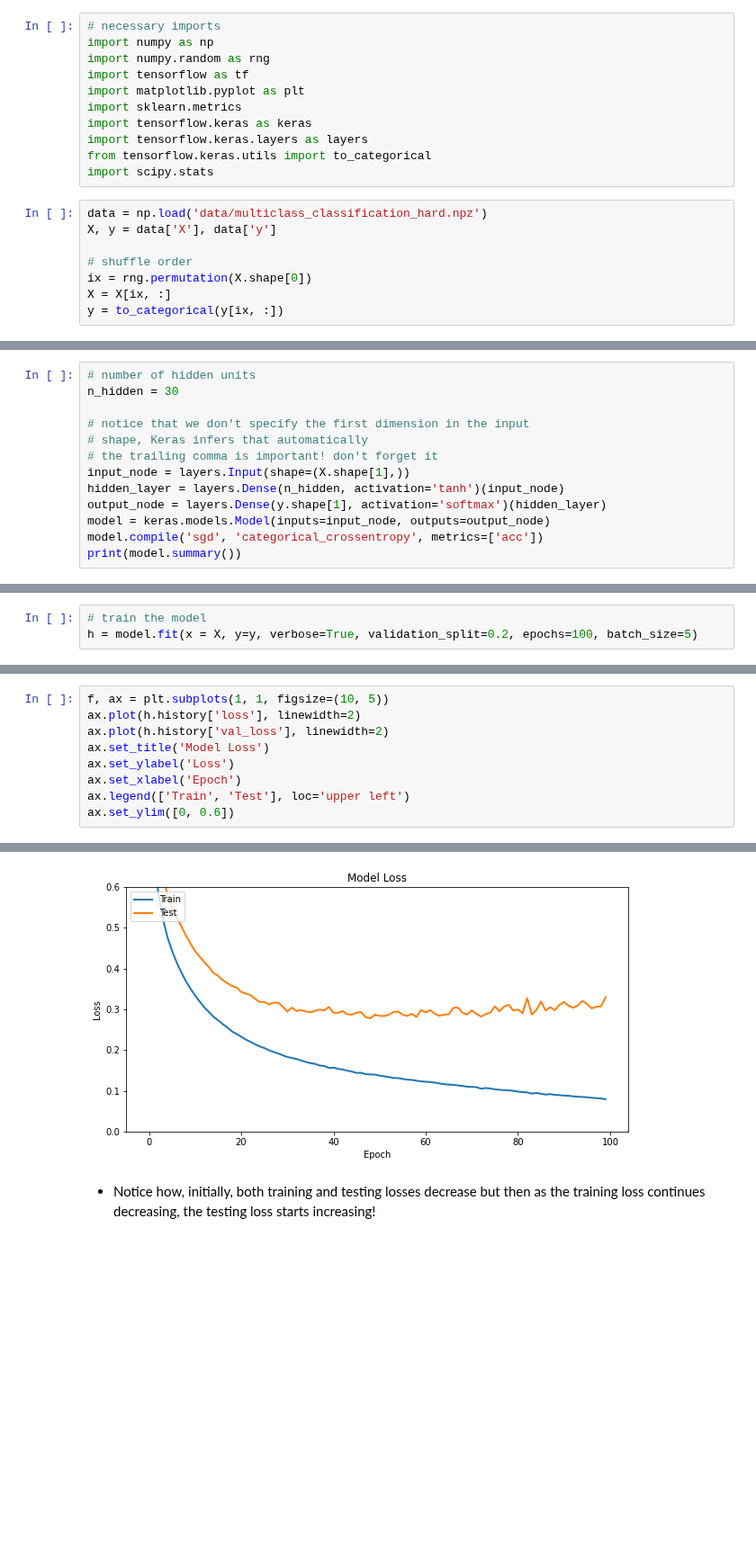
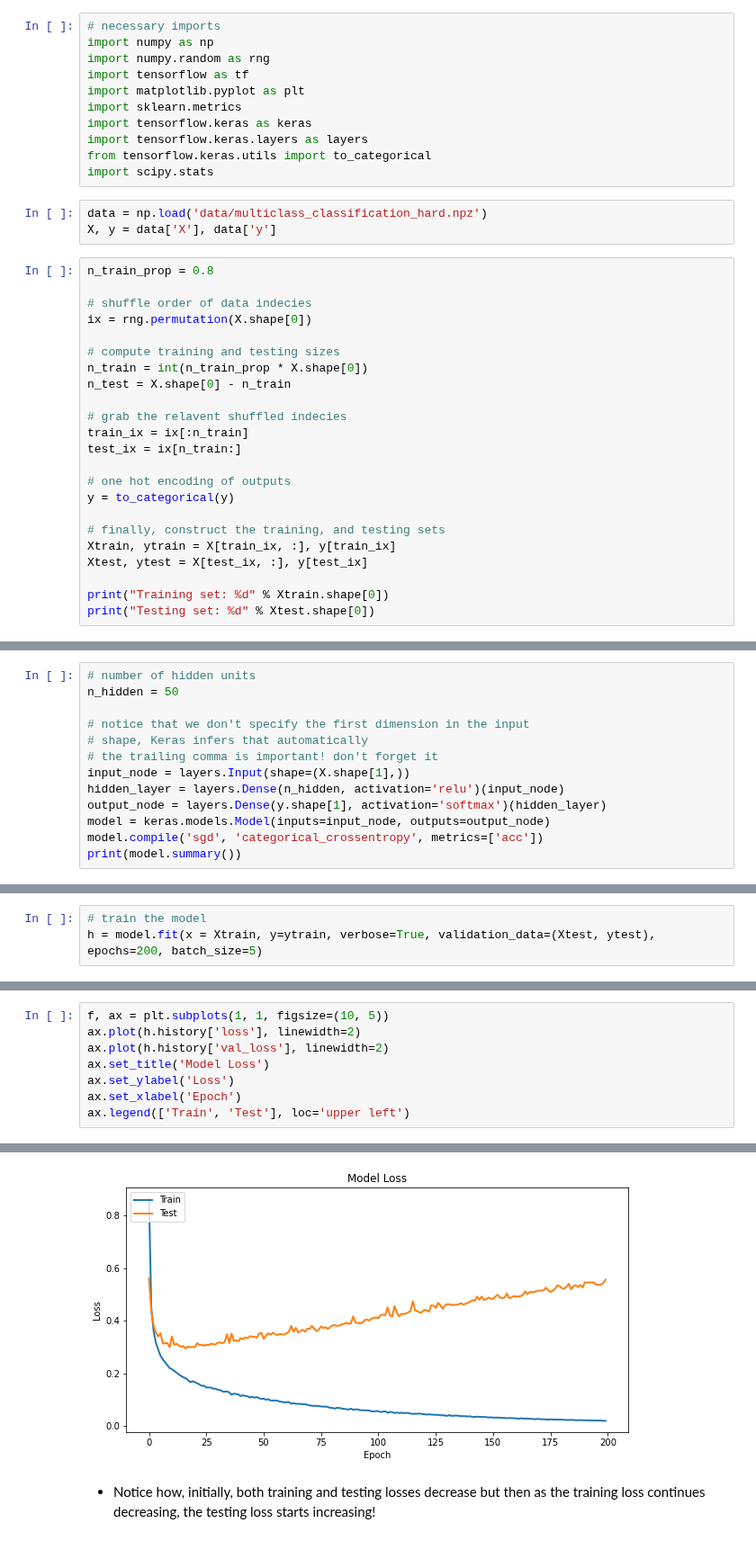
Before and after one commit to KISRDevelopment/nn_course, a Jupyter notebook: module7_generalization.ipynb, the cells around one changed output, grey strips where cells are left out. Shown at 90% size. Drawn from its saved outputs; the diff is of its cells as text; blank space fills up the shorter version.

```diff
--- a/module7_generalization.ipynb
+++ b/module7_generalization.ipynb
@@ -38,8 +38,26 @@ import scipy.stats
 # %%
 data = np.load('data/multiclass_classification_hard.npz')
 X, y = data['X'], data['y']
-
-# shuffle order
-ix = rng.permutation(X.shape[0])
-X = X[ix, :]
-y = to_categorical(y[ix, :])
+# %%
+n_train_prop = 0.8
+
+# shuffle order of data indecies
+ix = rng.permutation(X.shape[0])
+
+# compute training and testing sizes
+n_train = int(n_train_prop * X.shape[0])
+n_test = X.shape[0] - n_train
+
+# grab the relavent shuffled indecies
+train_ix = ix[:n_train]
+test_ix = ix[n_train:]
+
+# one hot encoding of outputs
+y = to_categorical(y)
+
+# finally, construct the training, and testing sets
+Xtrain, ytrain = X[train_ix, :], y[train_ix]
+Xtest, ytest = X[test_ix, :], y[test_ix]
+
+print("Training set: %d" % Xtrain.shape[0])
+print("Testing set: %d" % Xtest.shape[0])
@@ -46,12 +67,12 @@ y = to_categorical(y[ix, :])
 # %%
 # number of hidden units
-n_hidden = 30
+n_hidden = 50
 
 # notice that we don't specify the first dimension in the input
 # shape, Keras infers that automatically
 # the trailing comma is important! don't forget it
 input_node = layers.Input(shape=(X.shape[1],))
-hidden_layer = layers.Dense(n_hidden, activation='tanh')(input_node)
+hidden_layer = layers.Dense(n_hidden, activation='relu')(input_node)
 output_node = layers.Dense(y.shape[1], activation='softmax')(hidden_layer)
 model = keras.models.Model(inputs=input_node, outputs=output_node)
 model.compile('sgd', 'categorical_crossentropy', metrics=['acc'])
@@ -74,5 +95,5 @@ _________________________________________________________________
 None
 # %%
 # train the model
-h = model.fit(x = X, y=y, verbose=True, validation_split=0.2, epochs=100, batch_size=5)
+h = model.fit(x = Xtrain, y=ytrain, verbose=True, validation_data=(Xtest, ytest), epochs=200, batch_size=5)
 # %% [output]
@@ -106,5 +122,4 @@ ax.set_title('Model Loss')
 ax.set_ylabel('Loss')
 ax.set_xlabel('Epoch')
 ax.legend(['Train', 'Test'], loc='upper left')
-ax.set_ylim([0, 0.6])
 # %% [output]
@@ -112,4 +127,4 @@ ax.set_ylim([0, 0.6])
-[figure, old version]
+[figure, new version]
 # %% [markdown]
 * Notice how, initially, both training and testing losses decrease but then as the training loss continues decreasing, the testing loss starts increasing!
 # %%
```
Also changed, not shown: parts of 23 cells of this notebook, 2 other files.
